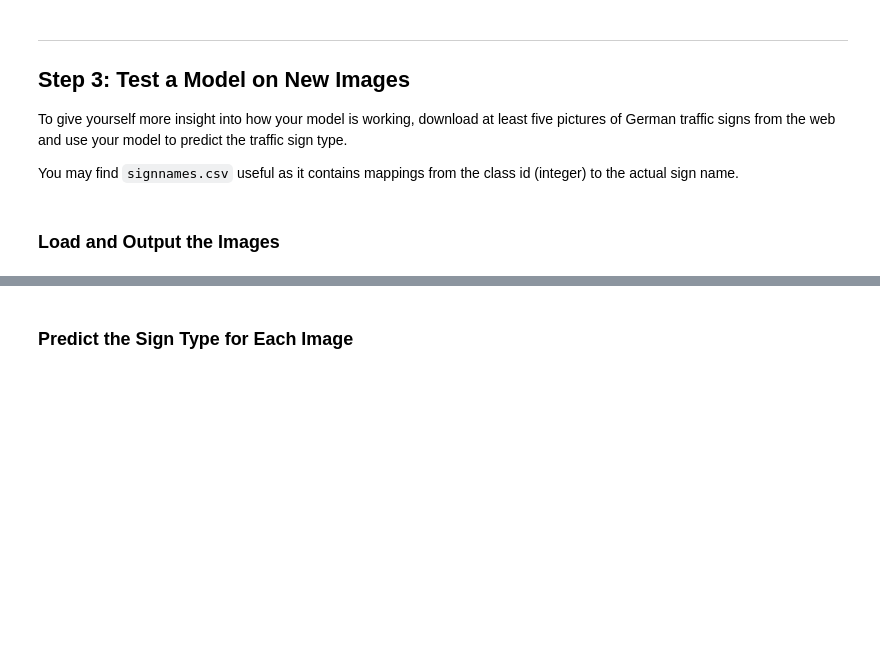
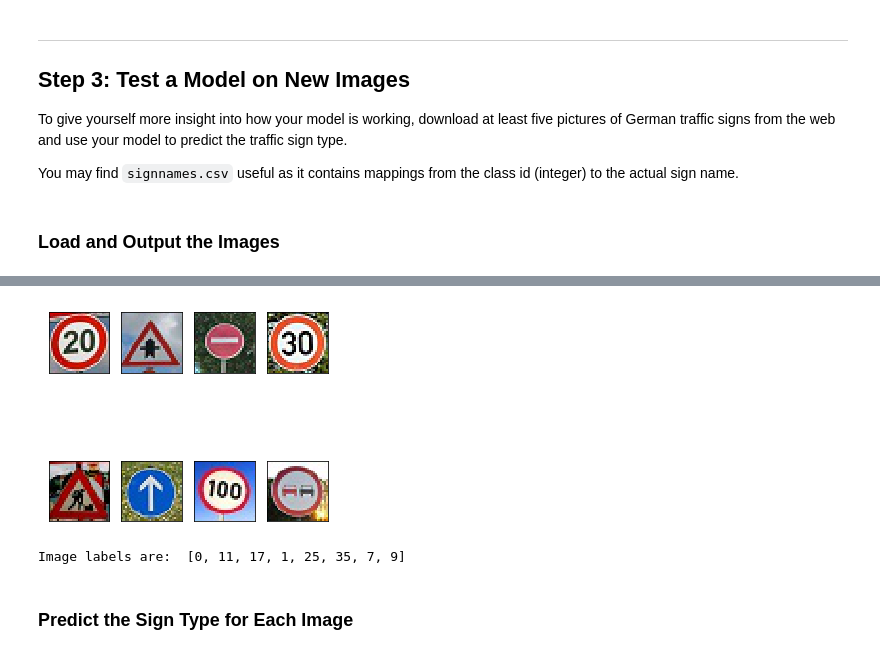
Before and after one commit to martinploom/Self_driving_car_nd_project_2, a Jupyter notebook: Traffic_Sign_Classifier.ipynb, the cells around one changed output, grey strips where cells are left out. Drawn from its saved outputs; the diff is of its cells as text; code cells hidden in the pictures; blank space fills up the shorter version.

```diff
--- a/Traffic_Sign_Classifier.ipynb
+++ b/Traffic_Sign_Classifier.ipynb
@@ -289,8 +262,8 @@ def LeNet(x, keep_prob):
     mu = 0
     sigma = 0.1
 
-    # SOLUTION: Layer 1: Convolutional. Input = 32x32x1. Output = 28x28x6.
-    conv1_W = tf.Variable(tf.truncated_normal(shape=(5, 5, 3, 6), mean = mu, stddev = sigma))
+    # SOLUTION: Layer 1: Convolutional. Input = 32x32x3. Output = 28x28x6.
+    conv1_W = tf.Variable(tf.truncated_normal(shape=(5, 5, 1, 6), mean = mu, stddev = sigma))
     conv1_b = tf.Variable(tf.zeros(6))
     conv1   = tf.nn.conv2d(x, conv1_W, strides=[1, 1, 1, 1], padding='VALID') + conv1_b
 
@@ -334,6 +307,9 @@ def LeNet(x, keep_prob):
     # SOLUTION: Activation.
     fc1    = tf.nn.relu(fc1)
 
+    # SOLUTION: DROPOUT. Improved the results even more
+    fc1 = tf.nn.dropout(fc1, keep_prob)
+
     # SOLUTION: Layer 4: Fully Connected. Input = 120. Output = 84.
     fc2_W  = tf.Variable(tf.truncated_normal(shape=(120, 84), mean = mu, stddev = sigma))
     fc2_b  = tf.Variable(tf.zeros(84))
@@ -365,12 +341,10 @@ sets imply underfitting. A high accuracy on the training set but low accuracy on
 
 import  tensorflow  as tf
 
-EPOCHS = 10
+EPOCHS = 15
 BATCH_SIZE = 64
 
-
-
-x = tf.placeholder(tf.float32, (None, 32, 32, 3))
+x = tf.placeholder(tf.float32, (None, 32, 32, 1))
 y = tf.placeholder(tf.int32, (None))
 keep_prob = tf.placeholder(tf.float32, (None))
 one_hot_y = tf.one_hot(y, 43)
@@ -405,13 +379,18 @@ with tf.Session() as sess:
     print()
     for i in range(EPOCHS):
         X_train, y_train = shuffle(X_train, y_train)
+        train_total_accuracy = 0
         for offset in range(0, num_examples, BATCH_SIZE):
             end = offset + BATCH_SIZE
             batch_x, batch_y = X_train[offset:end], y_train[offset:end]
             sess.run(training_operation, feed_dict={x: batch_x, y: batch_y, keep_prob: 0.5})
+            accuracy = sess.run(accuracy_operation, feed_dict={x: batch_x, y: batch_y, keep_prob:1.0})
+            train_total_accuracy += (accuracy * len(batch_x))
 
         validation_accuracy = evaluate(X_valid, y_valid)
+        train_accuracy = train_total_accuracy / len(X_train)
         print("EPOCH {} ...".format(i+1))
+        print("Train Accuracy = {:.3f}".format(train_accuracy))
         print("Validation Accuracy = {:.3f}".format(validation_accuracy))
         print()
 
@@ -482,3 +442,40 @@ print(type(new_images[0]))
+# %%
+### Load the images and plot them here.
+### Feel free to use as many code cells as needed.
+#import matplotlib.image as mpimg
+#from PIL import Image
+import glob
+
+# NB! Do the same preprocessing as for the other images and 32x32
+
+new_images = []
+new_labels = []
+
+for filename in glob.glob('new_images/*.jpg'):
+    im = cv2.imread(filename)
+    im = cv2.cvtColor(im, cv2.COLOR_BGR2RGB)
+    first_part, second_part = filename.split("\\")
+    image_label_number, useless_part = second_part.split("_", 1)
+    new_images.append(im)
+    new_labels.append(int(image_label_number))
+
+fig=plt.figure(figsize=(5, 5))
+
+columns = 4
+rows = 2
+
+for i in range(1, columns*rows +1):
+    img = new_images[i-1]
+    fig.add_subplot(rows, columns, i)
+    axes_fig = plt.imshow(img)
+    axes_fig.axes.get_xaxis().set_visible(False)
+    axes_fig.axes.get_yaxis().set_visible(False)
+plt.show()
+
+print("Image labels are: ", new_labels)
+# %% [output]
+[figure, added]
+Image labels are:  [0, 11, 17, 1, 25, 35, 7, 9]
 # %% [markdown]
 ### Predict the Sign Type for Each Image
 # %%
```
Also changed, not shown: parts of 13 cells of this notebook, 1 other file.
